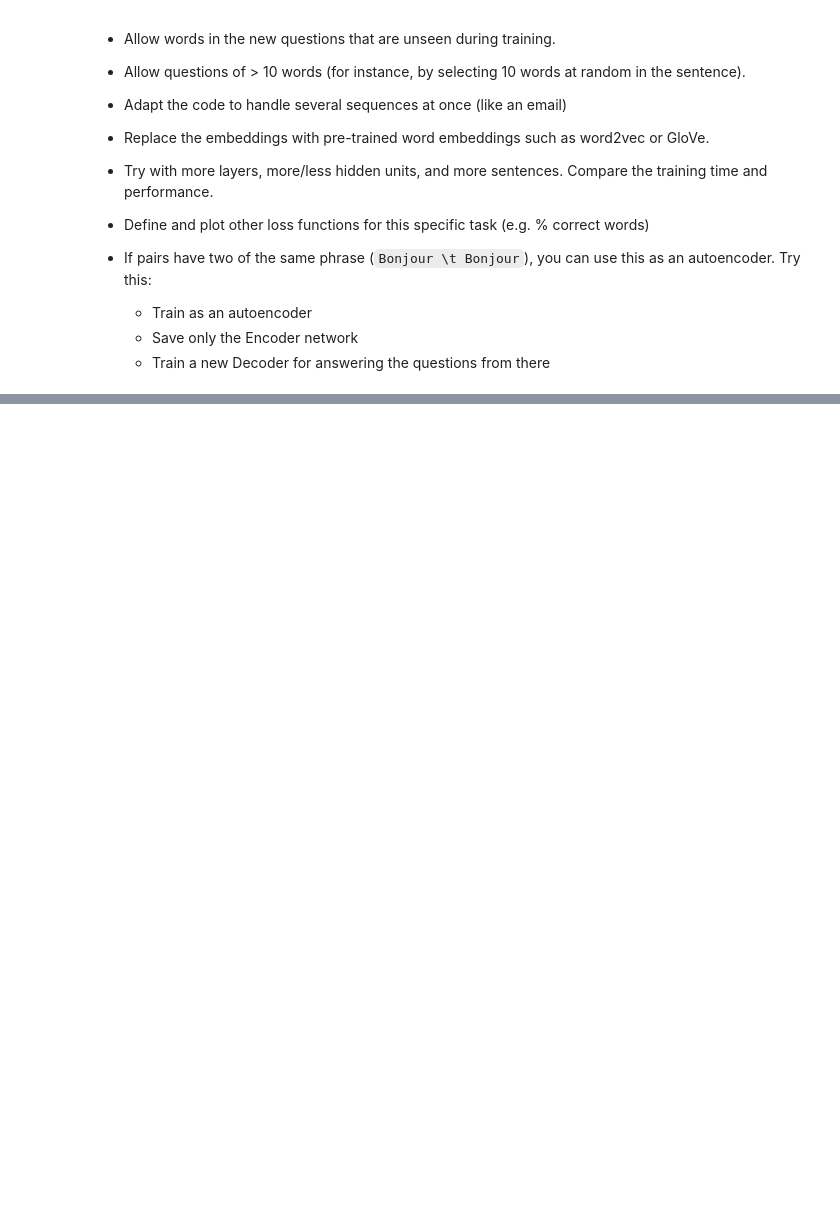
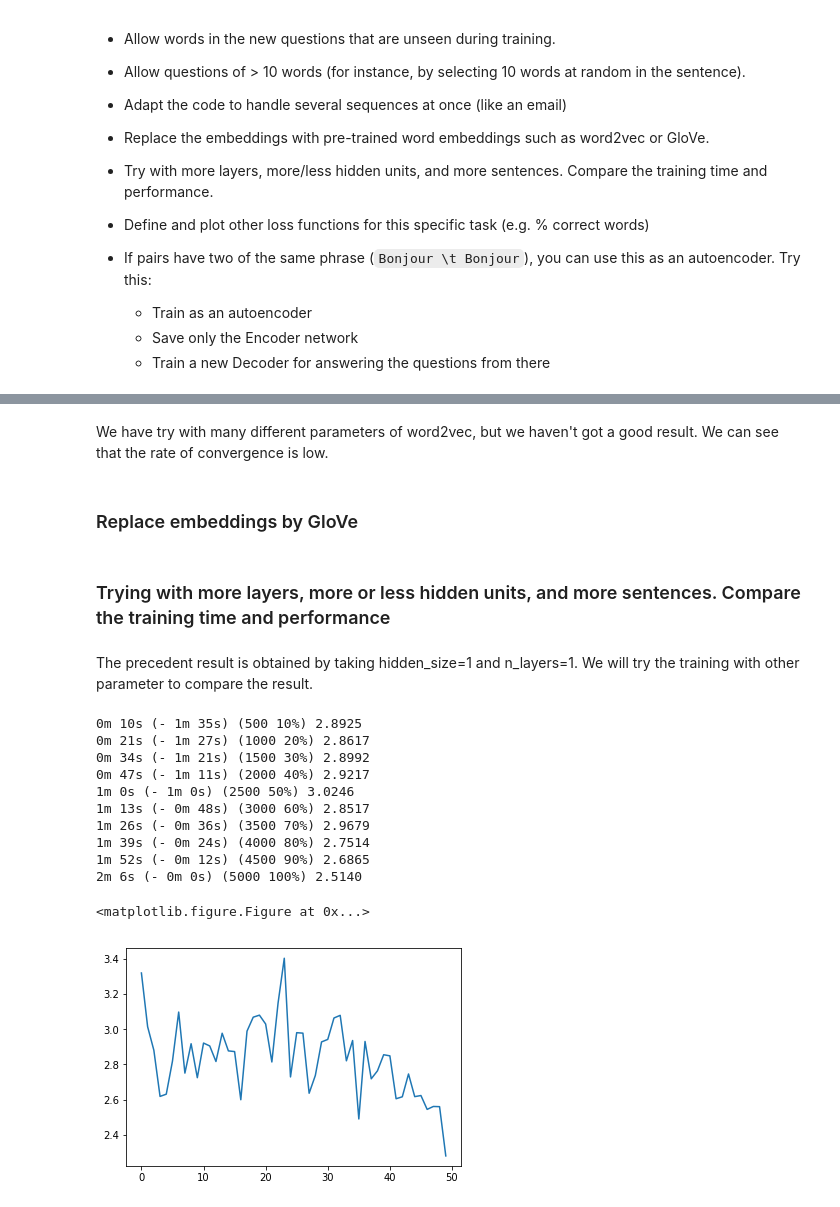
Before and after one commit to ngocbien/DEEP-LEARNING, a Jupyter notebook: seq2seq_chatbot.ipynb, the cells around one changed output, grey strips where cells are left out. Saved outputs shown, nothing was run; the diff lists cells and outputs as text; code cells hidden in the pictures; blank space fills up the shorter version.

```diff
--- a/seq2seq_chatbot.ipynb
+++ b/seq2seq_chatbot.ipynb
@@ -871,0 +1028,32 @@ Future work
+# %% [markdown]
+We have try with many different parameters of word2vec, but we haven't got a good result. We can see that the rate of  convergence is low.
+# %% [markdown]
+### Replace embeddings by GloVe
+# %% [markdown]
+### Trying with more layers, more or less hidden units, and more sentences. Compare the training time and performance
+# %% [markdown]
+The precedent result is obtained by taking hidden_size=1 and n_layers=1. We will try the training with other parameter to compare the result.
+# %%
+hidden_size2 = 50
+encoder2 = EncoderRNN(input_lang.n_words, hidden_size2)
+attn_decoder2 = AttnDecoderRNN(hidden_size2, output_lang.n_words,
+                               5, dropout_p=0.1)# n_layers=5
+if use_cuda:
+    encoder2 = encoder2.cuda()
+    attn_decoder2 = attn_decoder2.cuda()
+
+#trainIters(encoder1, attn_decoder1, 75000, print_every=5000)
+trainIters(encoder2, attn_decoder2, 5000, print_every=500)
+# %% [output]
+0m 10s (- 1m 35s) (500 10%) 2.8925
+0m 21s (- 1m 27s) (1000 20%) 2.8617
+0m 34s (- 1m 21s) (1500 30%) 2.8992
+0m 47s (- 1m 11s) (2000 40%) 2.9217
+1m 0s (- 1m 0s) (2500 50%) 3.0246
+1m 13s (- 0m 48s) (3000 60%) 2.8517
+1m 26s (- 0m 36s) (3500 70%) 2.9679
+1m 39s (- 0m 24s) (4000 80%) 2.7514
+1m 52s (- 0m 12s) (4500 90%) 2.6865
+2m 6s (- 0m 0s) (5000 100%) 2.5140
+<matplotlib.figure.Figure at 0x...>
+[figure, added]
```
Also changed, not shown: parts of 54 cells of this notebook, 1 other file.
